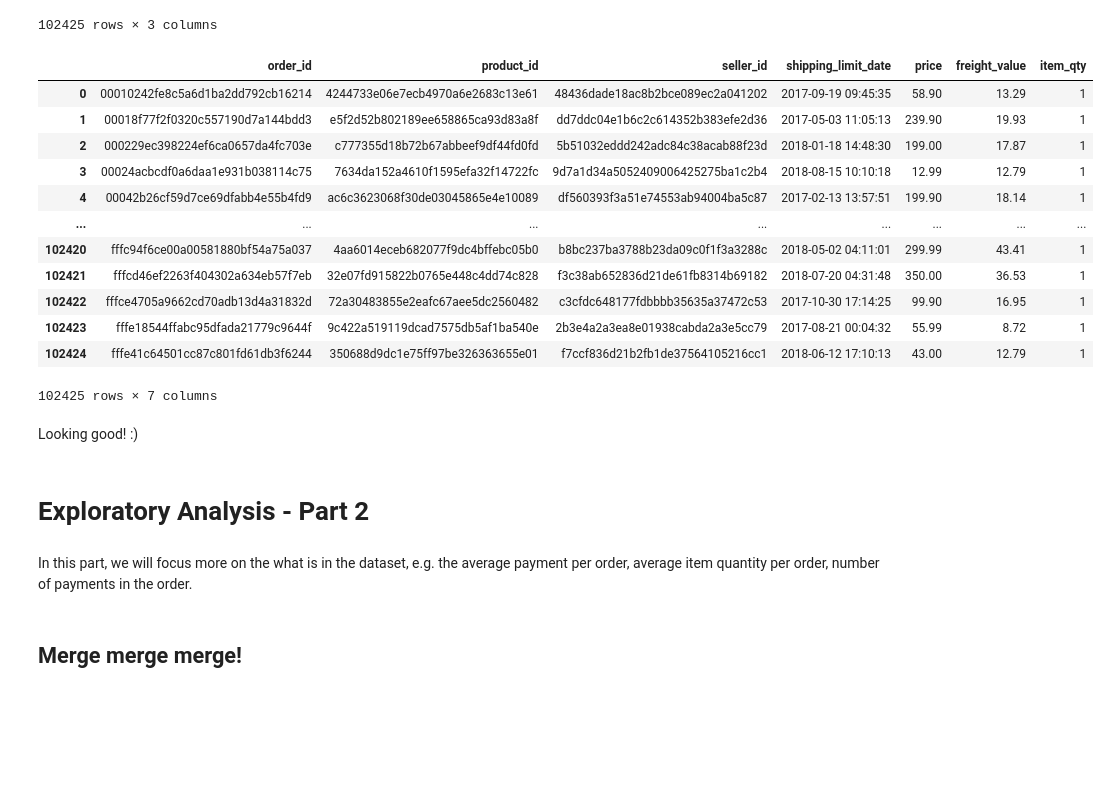
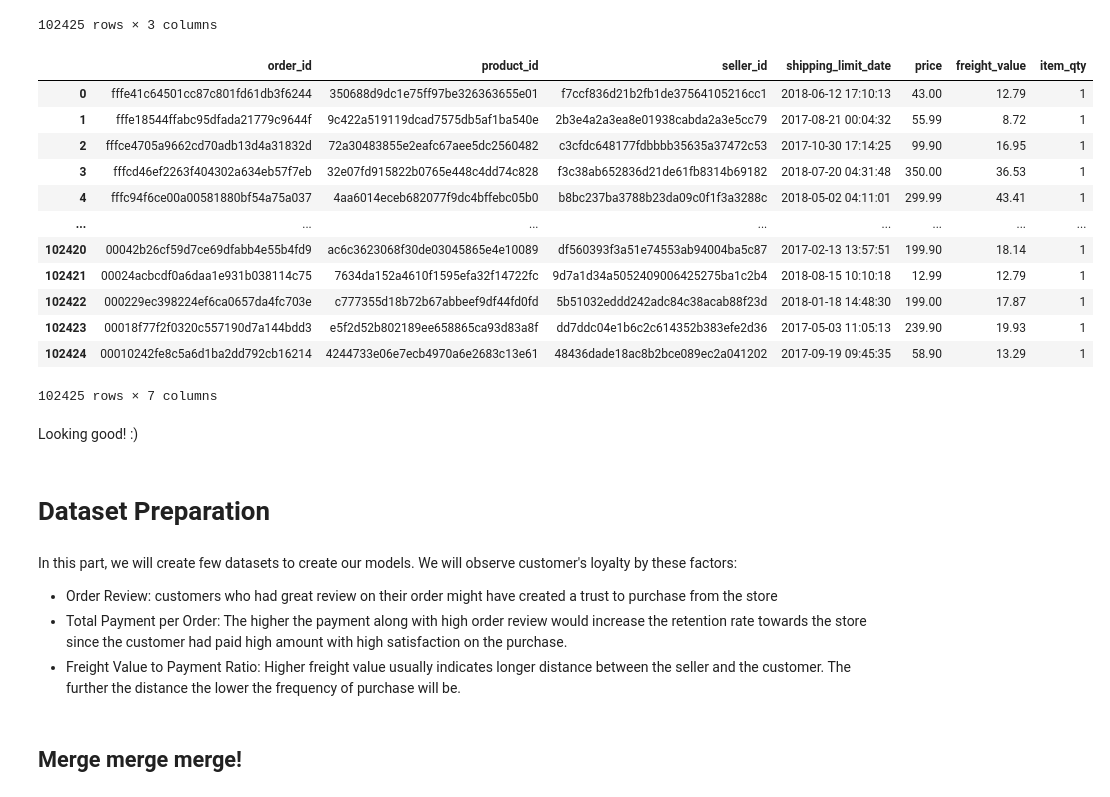
Before and after one commit to nicholasatyahadi/Customer-Purchasing-Behaviour-Analysis, a Jupyter notebook: main.ipynb, the cells around one changed output. Saved outputs shown, nothing was run; the diff lists cells and outputs as text; code cells hidden in the pictures; blank space fills up the shorter version.

```diff
--- a/main.ipynb
+++ b/main.ipynb
@@ -194,29 +194,32 @@ orderqty
 102425 rows × 3 columns
 # %%
 #Revamped dataset
-orderitems=orderitems.drop('order_item_id', axis = 1).sort_values(['order_id','product_id'], ascending = ['False','False']).drop_duplicates(inplace=False)
+orderitems=orderitems.drop('order_item_id', axis = 1).sort_values(['order_id','product_id'], ascending = [False,False]).drop_duplicates(inplace=False)
 orderitems = pd.merge(orderitems, orderqty, on = ['order_id','product_id'])
 orderitems
 # %% [output]
 |  | order_id | product_id | seller_id | shipping_limit_date | price | freight_value | item_qty |
-| 0 | 00010242fe8c5a6d1ba2dd792cb16214 | 4244733e06e7ecb4970a6e2683c13e61 | 48436dade18ac8b2bce089ec2a041202 | 2017-09-19 09:45:35 | 58.90 | 13.29 | 1 |
-| 1 | 00018f77f2f0320c557190d7a144bdd3 | e5f2d52b802189ee658865ca93d83a8f | dd7ddc04e1b6c2c614352b383efe2d36 | 2017-05-03 11:05:13 | 239.90 | 19.93 | 1 |
-| 2 | 000229ec398224ef6ca0657da4fc703e | c777355d18b72b67abbeef9df44fd0fd | 5b51032eddd242adc84c38acab88f23d | 2018-01-18 14:48:30 | 199.00 | 17.87 | 1 |
-| 3 | 00024acbcdf0a6daa1e931b038114c75 | 7634da152a4610f1595efa32f14722fc | 9d7a1d34a5052409006425275ba1c2b4 | 2018-08-15 10:10:18 | 12.99 | 12.79 | 1 |
-| 4 | 00042b26cf59d7ce69dfabb4e55b4fd9 | ac6c3623068f30de03045865e4e10089 | df560393f3a51e74553ab94004ba5c87 | 2017-02-13 13:57:51 | 199.90 | 18.14 | 1 |
+| 0 | fffe41c64501cc87c801fd61db3f6244 | 350688d9dc1e75ff97be326363655e01 | f7ccf836d21b2fb1de37564105216cc1 | 2018-06-12 17:10:13 | 43.00 | 12.79 | 1 |
+| 1 | fffe18544ffabc95dfada21779c9644f | 9c422a519119dcad7575db5af1ba540e | 2b3e4a2a3ea8e01938cabda2a3e5cc79 | 2017-08-21 00:04:32 | 55.99 | 8.72 | 1 |
+| 2 | fffce4705a9662cd70adb13d4a31832d | 72a30483855e2eafc67aee5dc2560482 | c3cfdc648177fdbbbb35635a37472c53 | 2017-10-30 17:14:25 | 99.90 | 16.95 | 1 |
+| 3 | fffcd46ef2263f404302a634eb57f7eb | 32e07fd915822b0765e448c4dd74c828 | f3c38ab652836d21de61fb8314b69182 | 2018-07-20 04:31:48 | 350.00 | 36.53 | 1 |
+| 4 | fffc94f6ce00a00581880bf54a75a037 | 4aa6014eceb682077f9dc4bffebc05b0 | b8bc237ba3788b23da09c0f1f3a3288c | 2018-05-02 04:11:01 | 299.99 | 43.41 | 1 |
 | ... | ... | ... | ... | ... | ... | ... | ... |
-| 102420 | fffc94f6ce00a00581880bf54a75a037 | 4aa6014eceb682077f9dc4bffebc05b0 | b8bc237ba3788b23da09c0f1f3a3288c | 2018-05-02 04:11:01 | 299.99 | 43.41 | 1 |
-| 102421 | fffcd46ef2263f404302a634eb57f7eb | 32e07fd915822b0765e448c4dd74c828 | f3c38ab652836d21de61fb8314b69182 | 2018-07-20 04:31:48 | 350.00 | 36.53 | 1 |
-| 102422 | fffce4705a9662cd70adb13d4a31832d | 72a30483855e2eafc67aee5dc2560482 | c3cfdc648177fdbbbb35635a37472c53 | 2017-10-30 17:14:25 | 99.90 | 16.95 | 1 |
-| 102423 | fffe18544ffabc95dfada21779c9644f | 9c422a519119dcad7575db5af1ba540e | 2b3e4a2a3ea8e01938cabda2a3e5cc79 | 2017-08-21 00:04:32 | 55.99 | 8.72 | 1 |
-| 102424 | fffe41c64501cc87c801fd61db3f6244 | 350688d9dc1e75ff97be326363655e01 | f7ccf836d21b2fb1de37564105216cc1 | 2018-06-12 17:10:13 | 43.00 | 12.79 | 1 |
+| 102420 | 00042b26cf59d7ce69dfabb4e55b4fd9 | ac6c3623068f30de03045865e4e10089 | df560393f3a51e74553ab94004ba5c87 | 2017-02-13 13:57:51 | 199.90 | 18.14 | 1 |
+| 102421 | 00024acbcdf0a6daa1e931b038114c75 | 7634da152a4610f1595efa32f14722fc | 9d7a1d34a5052409006425275ba1c2b4 | 2018-08-15 10:10:18 | 12.99 | 12.79 | 1 |
+| 102422 | 000229ec398224ef6ca0657da4fc703e | c777355d18b72b67abbeef9df44fd0fd | 5b51032eddd242adc84c38acab88f23d | 2018-01-18 14:48:30 | 199.00 | 17.87 | 1 |
+| 102423 | 00018f77f2f0320c557190d7a144bdd3 | e5f2d52b802189ee658865ca93d83a8f | dd7ddc04e1b6c2c614352b383efe2d36 | 2017-05-03 11:05:13 | 239.90 | 19.93 | 1 |
+| 102424 | 00010242fe8c5a6d1ba2dd792cb16214 | 4244733e06e7ecb4970a6e2683c13e61 | 48436dade18ac8b2bce089ec2a041202 | 2017-09-19 09:45:35 | 58.90 | 13.29 | 1 |
 102425 rows × 7 columns
 # %% [markdown]
 Looking good! :)
-# %% [markdown]
-# Exploratory Analysis - Part 2
-# %% [markdown]
-In this part, we will focus more on the what is in the dataset, e.g. the average payment per order, average item quantity per order, number of payments in the order.
+# %% [markdown]
+# Dataset Preparation
+# %% [markdown]
+In this part, we will create few datasets to create our models. We will observe customer's loyalty by these factors:
+- Order Review: customers who had great review on their order might have created a trust to purchase from the store
+- Total Payment per Order: The higher the payment along with high order review would increase the retention rate towards the store since the customer had paid high amount with high satisfaction on the purchase.
+- Freight Value to Payment Ratio: Higher freight value usually indicates longer distance between the seller and the customer. The further the distance the lower the frequency of purchase will be.
 # %% [markdown]
 ## Merge merge merge!
 # %% [markdown]
```
Also changed, not shown: parts of 33 cells of this notebook.
